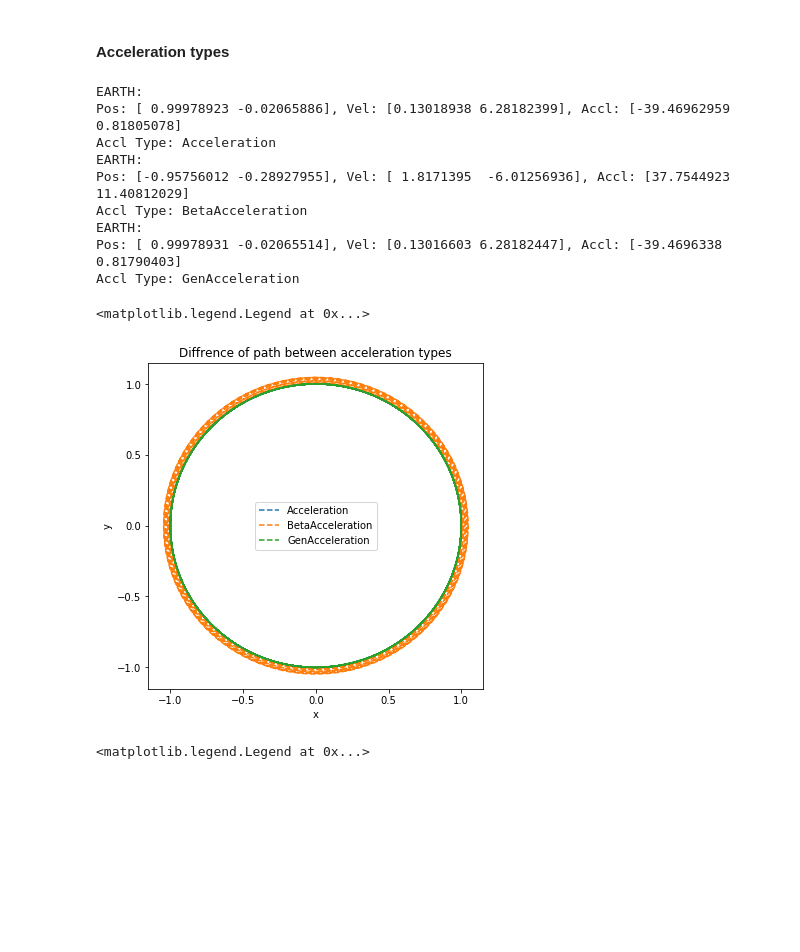
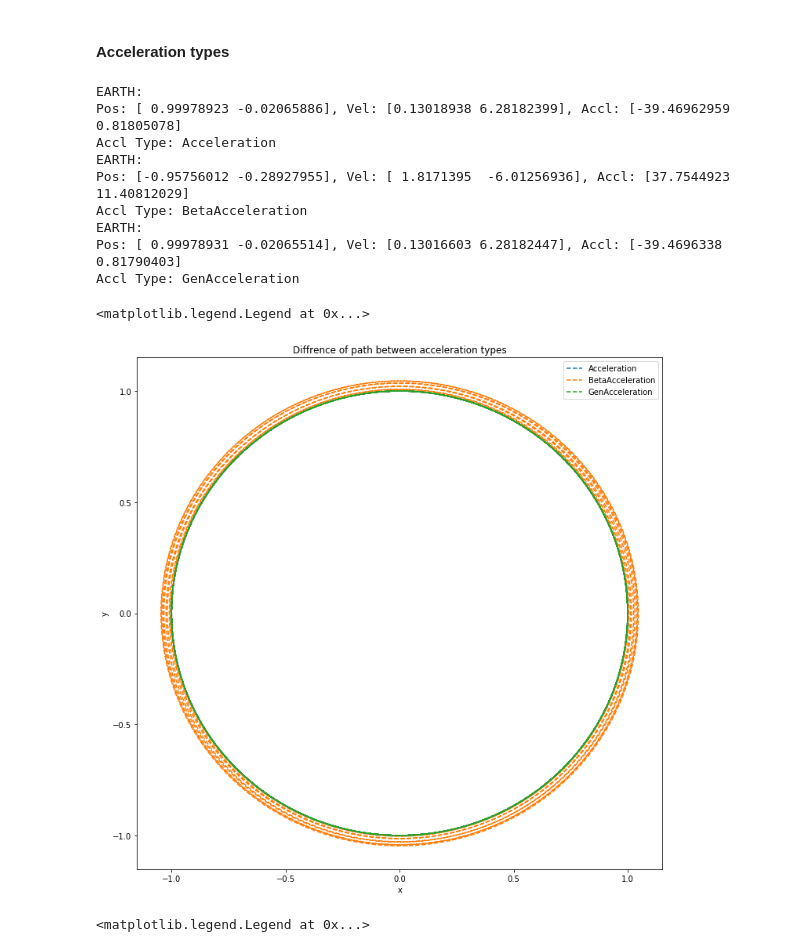
Before and after one commit to auduntre/FYS4150, a Jupyter notebook: Project 3/notebook/Algorithm Tests.ipynb, the cells around one changed output. Drawn from its saved outputs; the diff is of its cells as text; code cells hidden in the pictures; blank space fills up the shorter version.

```diff
--- a/Project 3/notebook/Algorithm Tests.ipynb
+++ b/Project 3/notebook/Algorithm Tests.ipynb
@@ -238,41 +238,41 @@ Accl Type: Acceleration
 AcclTypes = [Acceleration, BetaAcceleration, GenAcceleration]
 extra_args = [None, 2.99, None]
 
-plt.figure(figsize=(6,6))
+plt.figure(figsize=(12,12))
 plt.title("Diffrence of path between acceleration types")
 plt.xlabel("x")
 plt.ylabel("y")
 
 
 for ea, AT in zip(extra_args, AcclTypes):
     earth = Body([1., 0.], [0., 2. * np.pi], 1e-6, AT, ea)
     sun = Body([0., 0.], [0., 0.], 1.0, AT, ea)
 
     sol = [earth, sun]
 
     integrator = Verlet(sol)
     integrator(2000, 10)
 
     earth_pos = integrator.system_pos[0, :, :]
 
     plt.plot(earth_pos[:, 0], earth_pos[:, 1], "--",label=AT.__name__)
 
     print("EARTH:")
     earth()
 
 plt.legend()
 # %% [output]
 EARTH:
 Pos: [ 0.99978923 -0.02065886], Vel: [0.13018938 6.28182399], Accl: [-39.46962959   0.81805078]
 Accl Type: Acceleration
 EARTH:
 Pos: [-0.95756012 -0.28927955], Vel: [ 1.8171395  -6.01256936], Accl: [37.7544923  11.40812029]
 Accl Type: BetaAcceleration
 EARTH:
 Pos: [ 0.99978931 -0.02065514], Vel: [0.13016603 6.28182447], Accl: [-39.4696338    0.81790403]
 Accl Type: GenAcceleration
 <matplotlib.legend.Legend at 0x...>
-[figure, old version]
+[figure, new version]
 # %%
 earth = Body([1., 0.], [0., 2. * np.pi], 1e-6, Acceleration)
 sun = Body([0., 0.], [0., 0.], 1.0, Acceleration)
```
Also changed, not shown: 2 other files.
